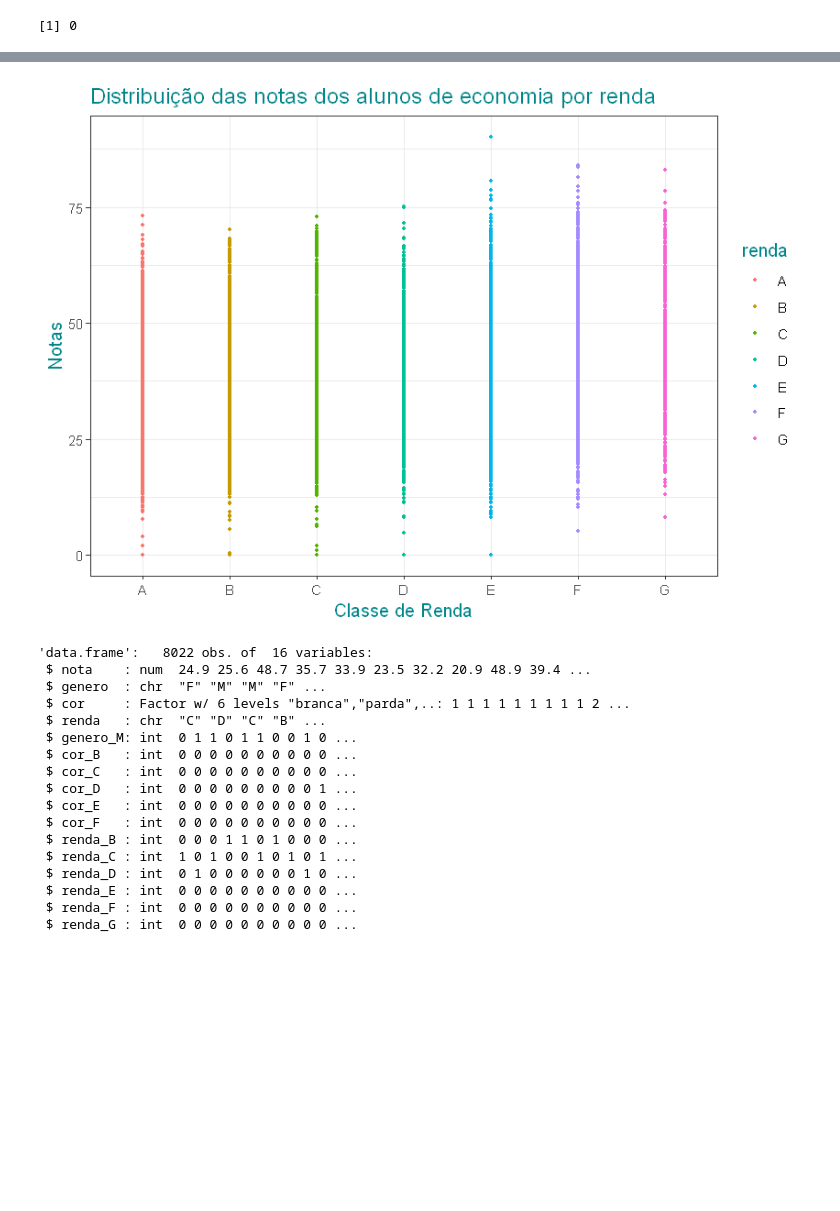
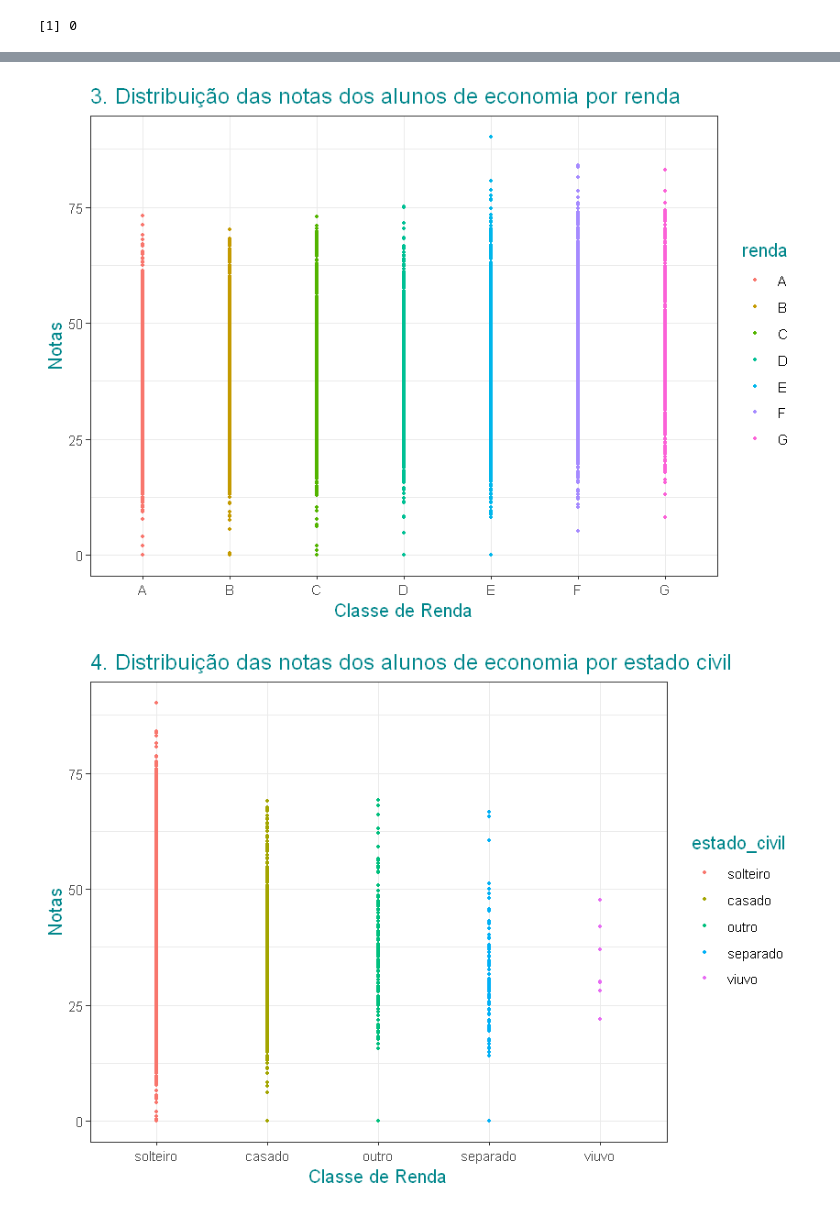
Before and after one commit to emariot/econometria, a Jupyter notebook: funcao_desempenho.ipynb, the cells around one changed output, grey strips where cells are left out. Saved outputs shown, nothing was run; the diff lists cells and outputs as text; code cells hidden in the pictures; blank space fills up the shorter version.

```diff
--- a/funcao_desempenho.ipynb
+++ b/funcao_desempenho.ipynb
@@ -268,29 +371,21 @@ ggplot(data=df_1, aes(y=nota, x=cor))+
 # %%
 ggplot(data=df_1, aes(y=nota, x=renda))+
     geom_point(aes(color=renda), size=0.8)+
-    ggtitle("Distribuição das notas dos alunos de economia por renda")+
+    ggtitle("3. Distribuição das notas dos alunos de economia por renda")+
     labs(x="Classe de Renda", y="Notas")+
     theme_bw()+
     theme(title=element_text(size=12,color="turquoise4"))
 # %% [output]
-[figure, old version]
+[figure, new version]
-# %%
-str(df_1)
-# %% [output]
-'data.frame':   8022 obs. of  16 variables:
- $ nota    : num  24.9 25.6 48.7 35.7 33.9 23.5 32.2 20.9 48.9 39.4 ...
- $ genero  : chr  "F" "M" "M" "F" ...
- $ cor     : Factor w/ 6 levels "branca","parda",..: 1 1 1 1 1 1 1 1 1 2 ...
- $ renda   : chr  "C" "D" "C" "B" ...
- $ genero_M: int  0 1 1 0 1 1 0 0 1 0 ...
- $ cor_B   : int  0 0 0 0 0 0 0 0 0 0 ...
- $ cor_C   : int  0 0 0 0 0 0 0 0 0 0 ...
- $ cor_D   : int  0 0 0 0 0 0 0 0 0 1 ...
- $ cor_E   : int  0 0 0 0 0 0 0 0 0 0 ...
- $ cor_F   : int  0 0 0 0 0 0 0 0 0 0 ...
- $ renda_B : int  0 0 0 1 1 0 1 0 0 0 ...
- $ renda_C : int  1 0 1 0 0 1 0 1 0 1 ...
- $ renda_D : int  0 1 0 0 0 0 0 0 1 0 ...
- $ renda_E : int  0 0 0 0 0 0 0 0 0 0 ...
- $ renda_F : int  0 0 0 0 0 0 0 0 0 0 ...
- $ renda_G : int  0 0 0 0 0 0 0 0 0 0 ...
+# %%
+df_1$estado_civil = mapvalues(df_1$estado_civil, from=c("A","B","C","D","E"), to=c("solteiro","casado","separado","viuvo","outro"))
+# %%
+df_1$estado_civil = factor(df_1$estado_civil, levels=names(sort(table(df_1$estado_civil), decreasing=TRUE)))
+ggplot(data=df_1, aes(y=nota, x=estado_civil))+
+    geom_point(aes(color=estado_civil), size=0.8)+
+    ggtitle("4. Distribuição das notas dos alunos de economia por estado civil")+
+    labs(x="Classe de Renda", y="Notas")+
+    theme_bw()+
+    theme(title=element_text(size=12,color="turquoise4"))
+# %% [output]
+[figure, added]
```
Also changed, not shown: parts of 114 cells of this notebook.
